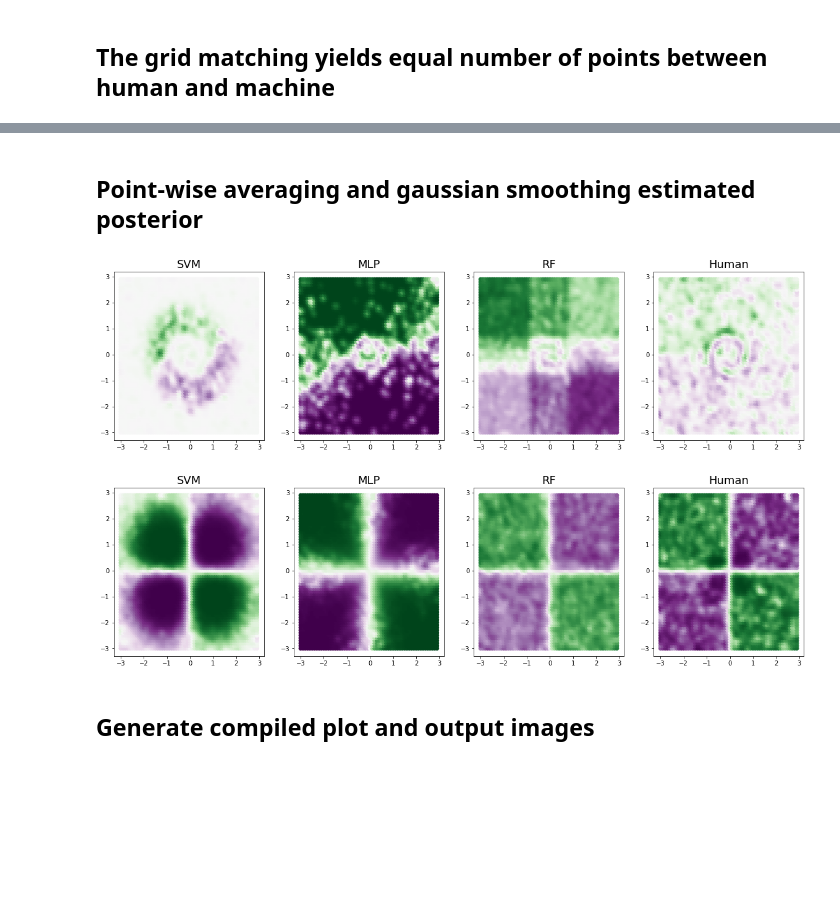
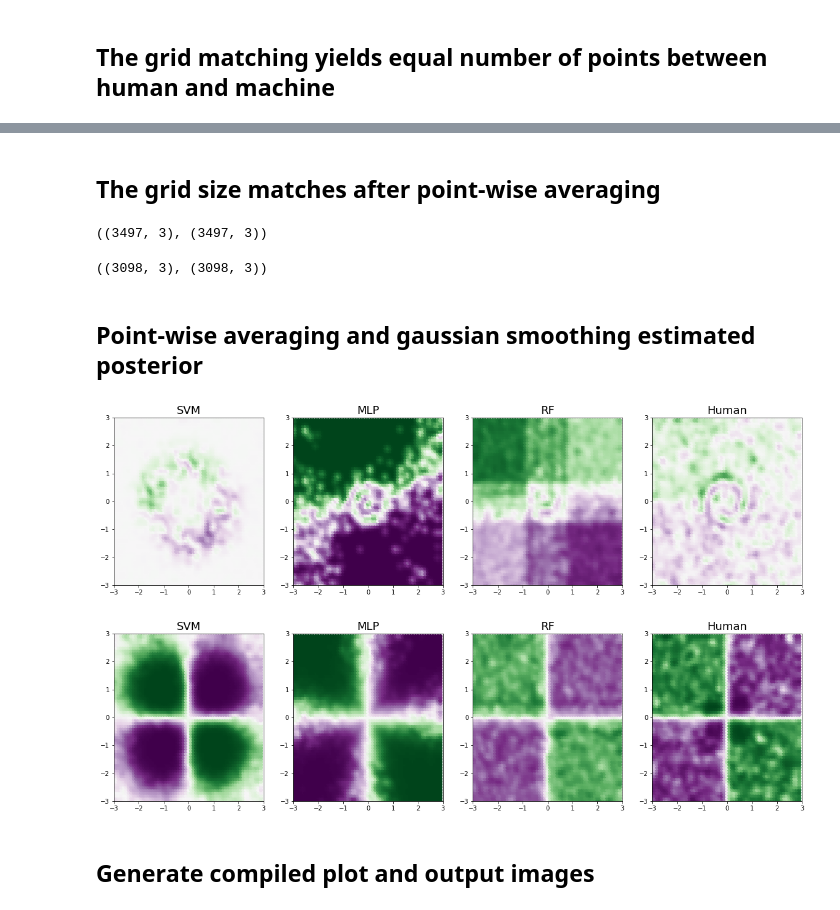
Before and after one commit to jshinm/inductive-bias-experiment, a Jupyter notebook: experiments/20210518_matching_grid.ipynb, the cells around one changed output, grey strips where cells are left out. Saved outputs shown, nothing was run; the diff lists cells and outputs as text; code cells hidden in the pictures; blank space fills up the shorter version.

```diff
--- a/experiments/20210518_matching_grid.ipynb
+++ b/experiments/20210518_matching_grid.ipynb
@@ -106,3 +110,13 @@ ib.estpst_sample[0][0].shape, ib.human[1].shape
+# %% [markdown]
+## The grid size matches after point-wise averaging
+# %%
+ib.pointwise_gridAverage(ib.estpst_sample[0][0]).shape, ib.pointwise_gridAverage(np.column_stack([ib.human[0][:,3], ib.human[0][:,5], ib.human[0][:,0]])).shape
+# %% [output]
+((3497, 3), (3497, 3))
+# %%
+ib.pointwise_gridAverage(ib.estpst_sample[1][0]).shape, ib.pointwise_gridAverage(np.column_stack([ib.human[1][:,3], ib.human[1][:,5], ib.human[1][:,0]])).shape
+# %% [output]
+((3098, 3), (3098, 3))
 # %% [markdown]
 ## Point-wise averaging and gaussian smoothing estimated posterior
 # %%
@@ -127,16 +141,24 @@ fig, axs = plt.subplots(1,4,figsize = (5*4,5))
 for i in range(4):
     mlp = axs[i].scatter(ib.mask[:,0], ib.mask[:,1], c=mtype[0][i], cmap=cmap, vmin=0, vmax=1)
     axs[i].set_title(label[i], fontsize=18)
+    axs[i].set_xlim([-3,3])
+    axs[i].set_ylim([-3,3])
+    if SAVEFIG:
+        plt.savefig(f'figs/[20210518_matching_grid]_model_display_spiral_{str(ib.date.date())}.jpg', bbox_inches='tight')
 # %% [output]
-[figure, old version]
+[figure, new version]
 # %%
 fig, axs = plt.subplots(1,4,figsize = (5*4,5))
 
 for i in range(4):
     axs[i].scatter(ib.mask[:,0], ib.mask[:,1], c=mtype[1][i], cmap=cmap, vmin=0, vmax=1)
     axs[i].set_title(label[i], fontsize=18)
+    axs[i].set_xlim([-3,3])
+    axs[i].set_ylim([-3,3])
+    if SAVEFIG:
+        plt.savefig(f'figs/[20210518_matching_grid]_model_display_sxor_{str(ib.date.date())}.jpg', bbox_inches='tight')
 # %% [output]
-[figure, old version]
+[figure, new version]
 # %% [markdown]
 ## Generate compiled plot and output images
 # %%
```
Also changed, not shown: parts of 9 cells of this notebook, 1 other file.
